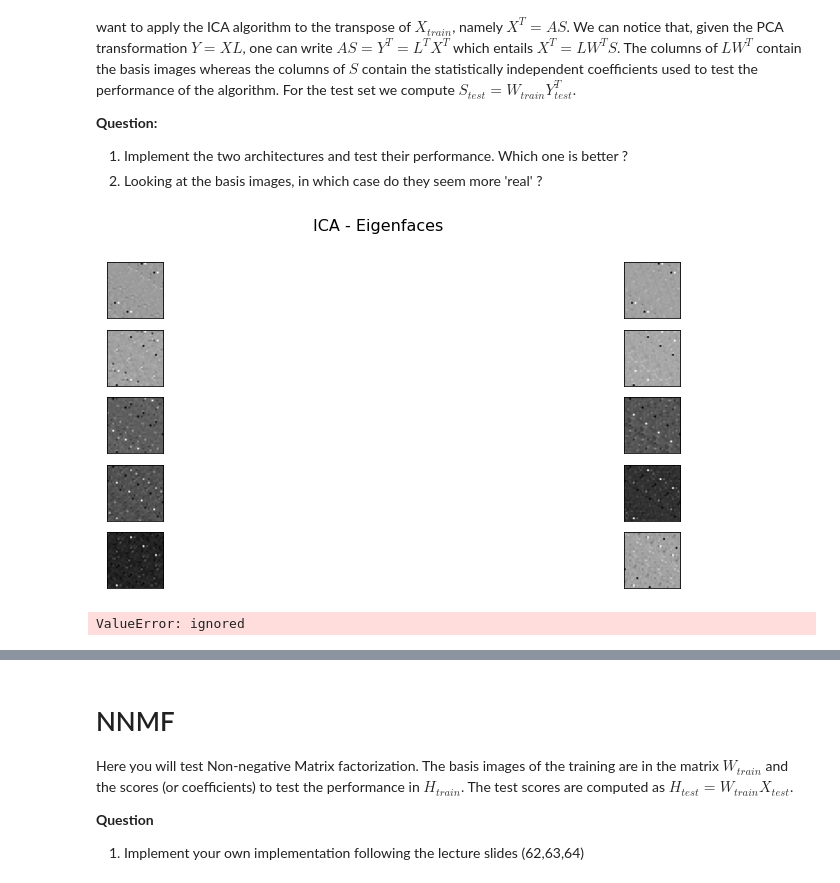
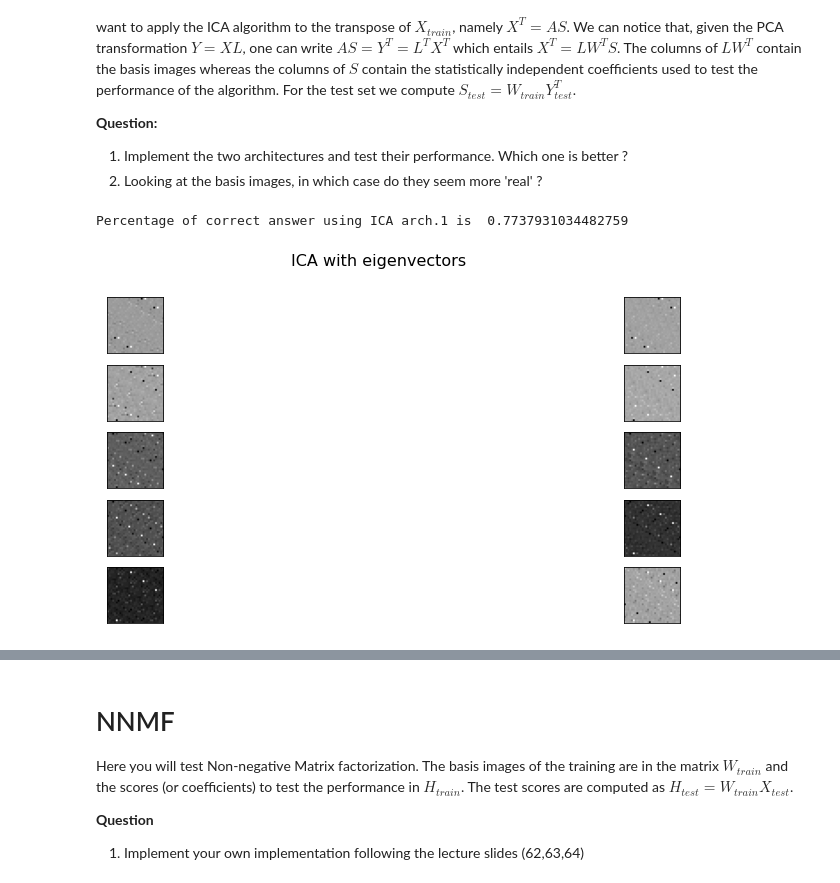
Before and after one commit to paulfyd/IMA, a Jupyter notebook: IMA205/TP5/TPUnsupervised1FaceRecognition.ipynb, the cells around one changed output, grey strips where cells are left out. Drawn from its saved outputs; the diff is of its cells as text; code cells hidden in the pictures.

```diff
--- a/IMA205/TP5/TPUnsupervised1FaceRecognition.ipynb
+++ b/IMA205/TP5/TPUnsupervised1FaceRecognition.ipynb
@@ -201,26 +201,23 @@ For the second architecture, we will instead use $Y^T$ as input matrix. Remember
 1.   Implement the two architectures and test their performance. Which one is better ?
 2.   Looking at the basis images, in which case do they seem more 'real' ?
 # %%
-# First architecture
+#first architecture
+ICA= FastICA(whiten=True, fun='exp', max_iter=30000, tol=0.00001, random_state=1)
+Yica=ICA.fit_transform(Ur_train_PCA)
+Aica=ICA.mixing_
 
-Lt=Ur_train_PCA
-
-ICA= FastICA(whiten=True, fun='exp', max_iter=2000, tol=0.00001, random_state=1)
-Sica=ICA.fit_transform(Lt)
-Aica=ICA.mixing_
-W=Aica.T
+coeff_test= Yr_test_PCA @ Aica
+coeff_train= Yr_train_PCA @ Aica
 
 # Plot the Eigenfaces
-plotFaces(Sica,r,c,ncol=2,indeces=np.arange(0,10,1),title='ICA - Eigenfaces')
+plotFaces(Yica,r,c,ncol=2,indeces=np.arange(0,10,1),title='ICA with eigenvectors')
+
+# Score
+NN=KNeighborsClassifier(n_neighbors=1)
+NN.fit(coeff_train,Id_Train.ravel())
+print('Percentage of correct answer using ICA arch.1 is ', NN.score(coeff_test,Id_Test))
 # %% [output]
+Percentage of correct answer using ICA arch.1 is  0.7737931034482759
-[figure, old version]
+[figure, new version]
-# %%
-Yr_test_ICA=np.dot(Xctest,W.T)
-
-# Score
-NN.fit(Yr_train_PCA,Id_Train.ravel())
-print('Percentage of correct answer using first ICA is ', NN.score(Yr_test_PCA,Id_Test))
-# %% [output]
-ValueError: ignored
 # %%
 # Second architecture
```
Also changed, not shown: parts of 23 cells of this notebook, 39 other files.
